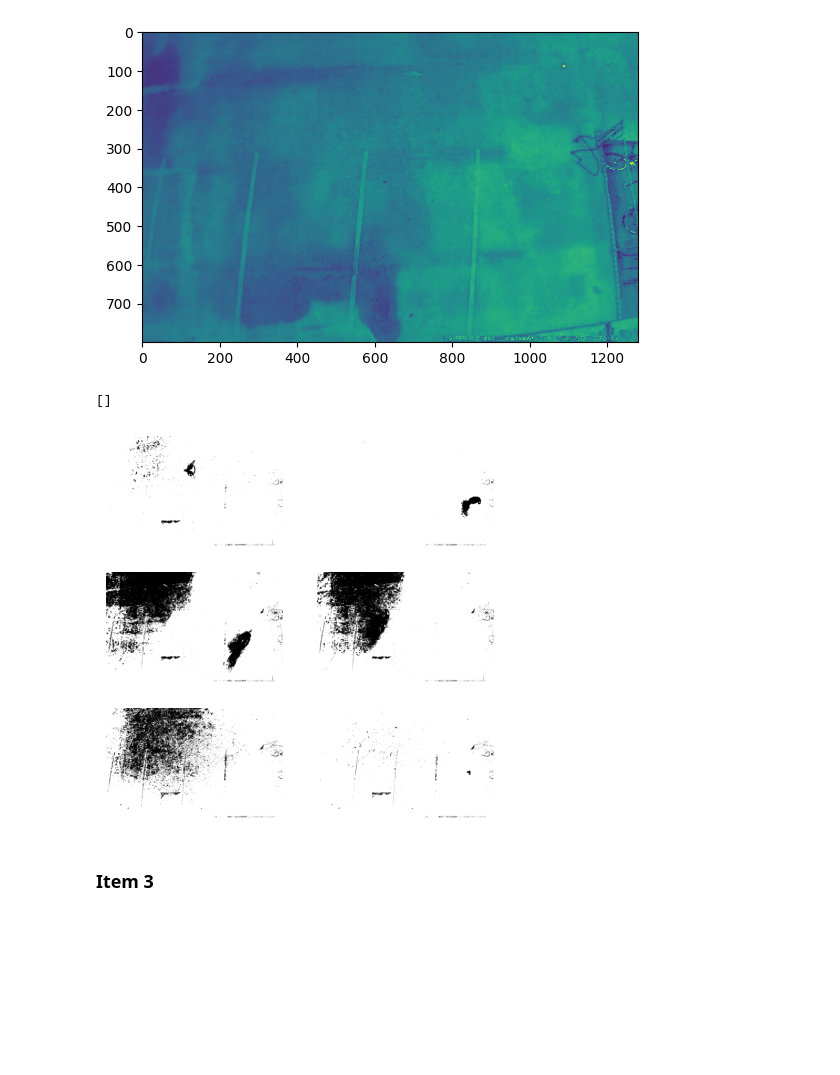
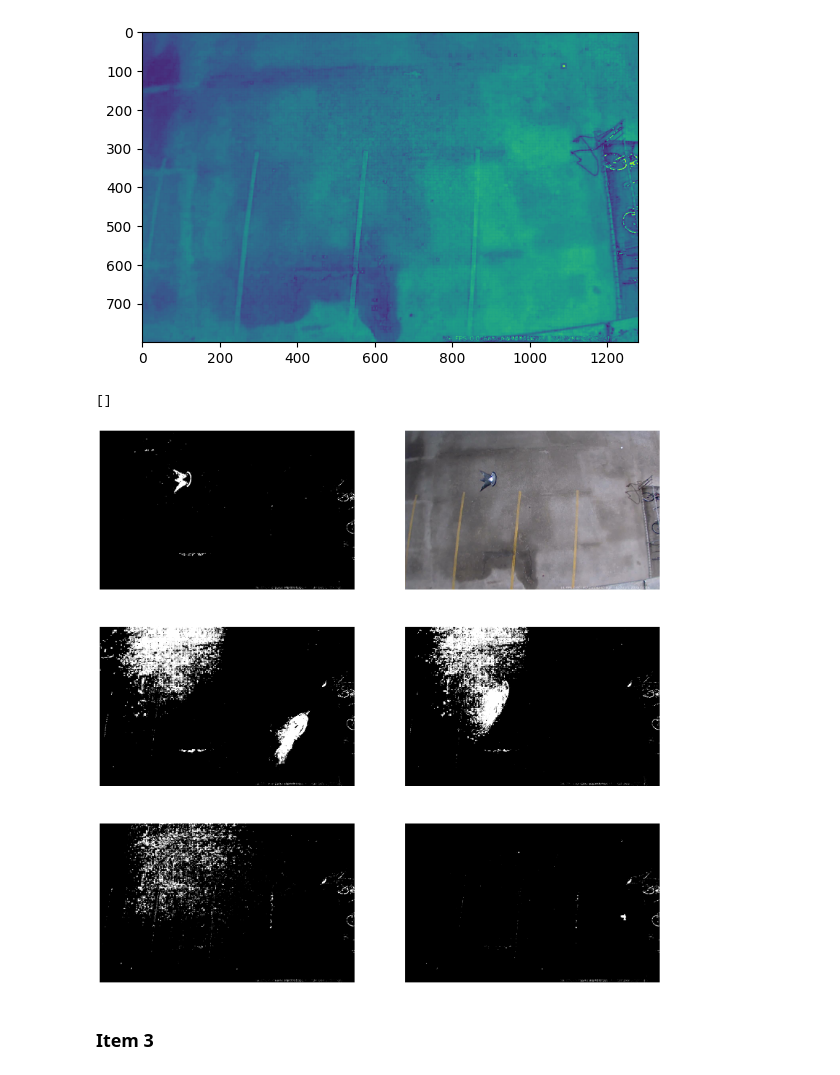
Before and after one commit to leslieecv/EL5206-Labs, a Jupyter notebook: Lab3/Lab3.ipynb, the cells around one changed output. Saved outputs shown, nothing was run; the diff lists cells and outputs as text; code cells hidden in the pictures; blank space fills up the shorter version.

```diff
--- a/Lab3/Lab3.ipynb
+++ b/Lab3/Lab3.ipynb
@@ -93,7 +93,7 @@ img_mean = np.mean(mat_img, axis=0)
 img_std = np.std(mat_img, axis=0)
 # %%
 # Matriz de fondo
-a = 5.5 # Para configurar
+a = 9 # Para configurar
 img_umb = np.asarray(cv2.subtract(img_mean, a*img_std), dtype=np.uint8)
 
 plt.imshow(img_umb)
@@ -103,49 +137,41 @@ plt.imshow(img_umb)
 # %%
-seg_1 = []
-for k in range(1,500):
+seg_2 = []
+for k in range(1,400):
     path = str(k).zfill(4)
-    img = cv2.imread(f"Lab-Mov/seq1/seq1/image-{path}.jpg", cv2.IMREAD_GRAYSCALE)
+    img = cv2.imread(f"Lab-Mov/seq2/seq2/image-{path}.jpg", cv2.IMREAD_GRAYSCALE)
     img_dt = cv2.subtract(img, img_umb)
-    _, img_tr = cv2.threshold(img_dt, 0, 255, cv2.THRESH_BINARY)
-    seg_1.append(img_tr)
+    _, img_tr = cv2.threshold(img_dt, 0, 255, cv2.THRESH_BINARY_INV)
+    seg_2.append(img_tr)
 # %%
-seg_2 = []
-for k in range(1,400):
+seg_3 = []
+for k in range(1,175):
     path = str(k).zfill(4)
-    img = cv2.imread(f"Lab-Mov/seq2/seq2/image-{path}.jpg", cv2.IMREAD_GRAYSCALE)
+    img = cv2.imread(f"Lab-Mov/seq3/seq3/image-{path}.jpg", cv2.IMREAD_GRAYSCALE)
     img_dt = cv2.subtract(img, img_umb)
-    _, img_tr = cv2.threshold(img_dt, 0, 255, cv2.THRESH_BINARY)
-    seg_2.append(img_tr)
+    _, img_tr = cv2.threshold(img_dt, 0, 255, cv2.THRESH_BINARY_INV)
+    seg_3.append(img_tr)
-# %%
-seg_3 = []
-for k in range(1,175):
-    path = str(k).zfill(4)
-    img = cv2.imread(f"Lab-Mov/seq3/seq3/image-{path}.jpg", cv2.IMREAD_GRAYSCALE)
-    img_dt = cv2.subtract(img, img_umb)
-    _, img_tr = cv2.threshold(img_dt, 0, 255, cv2.THRESH_BINARY)
-    seg_3.append(img_tr)
 # %%
 
-fig, axs = plt.subplots(3, 2, figsize =(5, 5))
-axs[0, 0].imshow(seg_1[13], cmap="gray")
+fig, axs = plt.subplots(3, 2, figsize =(20, 20))
+axs[0, 0].imshow(seg_1[15], cmap="gray")
 axs[0, 0].axis("off")
-axs[0, 1].imshow(seg_1[205], cmap="gray")
+axs[0, 1].imshow(img_1[15], cmap="gray")
 axs[0, 1].axis("off")
 
 axs[1, 0].imshow(seg_2[77], cmap="gray")
 axs[1, 0].axis("off")
 axs[1, 1].imshow(seg_2[290], cmap="gray")
 axs[1, 1].axis("off")
 
 axs[2, 0].imshow(seg_3[70], cmap="gray")
 axs[2, 0].axis("off")
 axs[2, 1].imshow(seg_3[165], cmap="gray")
 axs[2, 1].axis("off")
 
 plt.plot()
 # %% [output]
 []
-[figure, old version]
+[figure, new version]
 # %% [markdown]
 ### Item 3
 # %%
```
Also changed, not shown: parts of 10 cells of this notebook.
